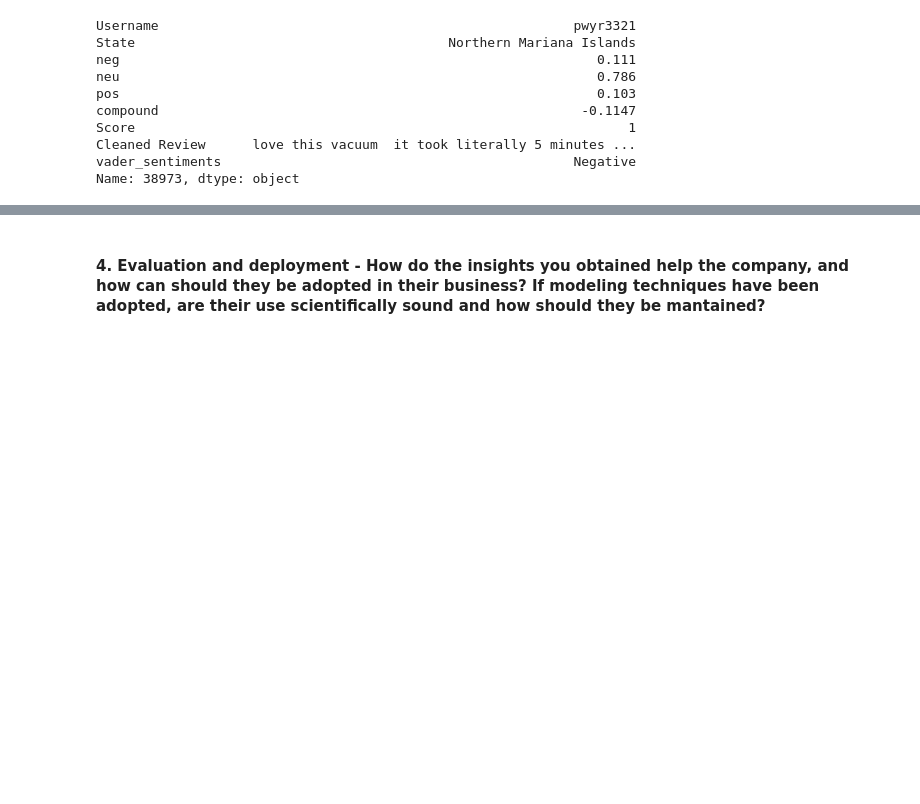
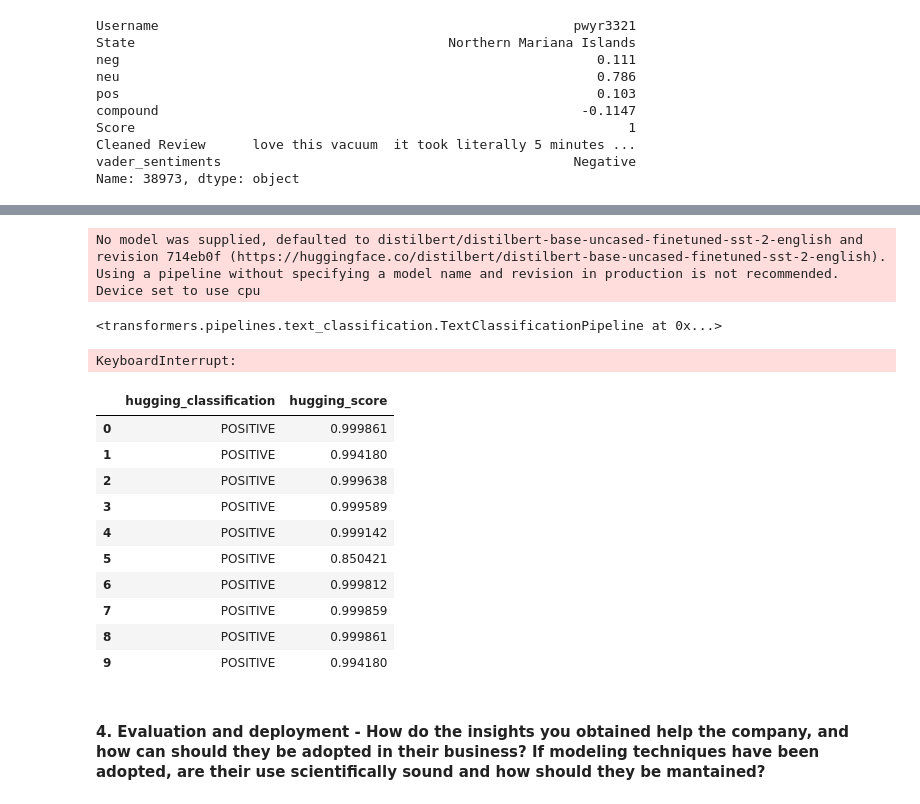
Before and after one commit to achile-design/uos, a Jupyter notebook: 3539186_BD2.ipynb, the cells around one changed output, grey strips where cells are left out. Saved outputs shown, nothing was run; the diff lists cells and outputs as text; code cells hidden in the pictures; blank space fills up the shorter version.

Commit message:
Deleted: kmeans model. Added: hugging face model

```diff
--- a/3539186_BD2.ipynb
+++ b/3539186_BD2.ipynb
@@ -665,6 +648,0 @@ score_output_df
-# %%
-le = LabelEncoder()
-score_output_df['encoded_username']=le.fit_transform(score_output_df['Username'])
-score_output_df['encoded_state']=le.fit_transform(score_output_df['State'])
-score_output_df['encoded_review']=le.fit_transform(score_output_df['Cleaned Review'])
-score_output_df.dtypes
@@ -716,2 +648,0 @@ array([1, 2, 3], dtype=int32)
-# %%
-score_output_df['kmeans_3'] = labels
@@ -752,0 +665,8 @@ result_df[result_df['vader_sentiments']=='Negative']
+# %%
+hugging_face_clf = pipeline("sentiment-analysis",device=-1, max_length=512,truncation=True)
+hugging_face_clf
+# %% [output]
+No model was supplied, defaulted to distilbert/distilbert-base-uncased-finetuned-sst-2-english and revision 714eb0f (https://huggingface.co/distilbert/distilbert-base-uncased-finetuned-sst-2-english).
+Using a pipeline without specifying a model name and revision in production is not recommended.
+Device set to use cpu
+<transformers.pipelines.text_classification.TextClassificationPipeline at 0x...>
@@ -753,2 +675,26 @@ result_df[result_df['vader_sentiments']=='Negative']
+# %%
+# run hugging face classifier on the clean data to classify sentiments
+# extract 100000 rows of data due to slow cpu processing and build a hugging face model
+holding_list = []
+for i in range(1000):#10000
+    holding_list.append(hugging_face_clf(score_output_df['Cleaned Review'][i])[0])
+hugging_df = pd.DataFrame(holding_list).rename(columns={'label':'hugging_classification', 'score':'hugging_score'})
+hugging_df.head(1)
+# %% [output]
+KeyboardInterrupt:
+# %%
+hugging_df
+# %% [output]
+|  | hugging_classification | hugging_score |
+| 0 | POSITIVE | 0.999861 |
+| 1 | POSITIVE | 0.994180 |
+| 2 | POSITIVE | 0.999638 |
+| 3 | POSITIVE | 0.999589 |
+| 4 | POSITIVE | 0.999142 |
+| 5 | POSITIVE | 0.850421 |
+| 6 | POSITIVE | 0.999812 |
+| 7 | POSITIVE | 0.999859 |
+| 8 | POSITIVE | 0.999861 |
+| 9 | POSITIVE | 0.994180 |
 # %% [markdown]
 #### 4. **Evaluation and deployment** - How do the insights you obtained help the company, and how can should they be adopted in their business? If modeling techniques have been adopted, are their use scientifically sound and how should they be mantained?
```
Also changed, not shown: parts of 10 cells of this notebook.
